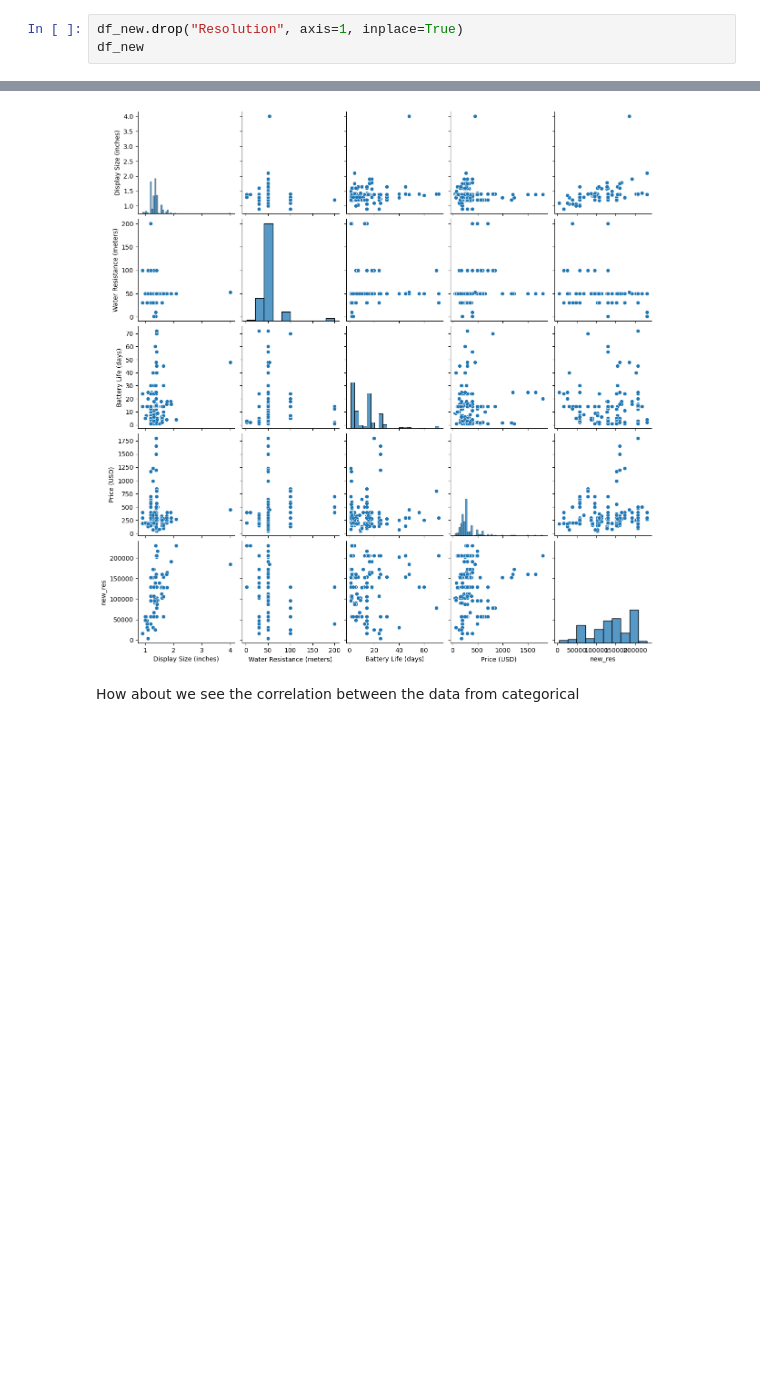
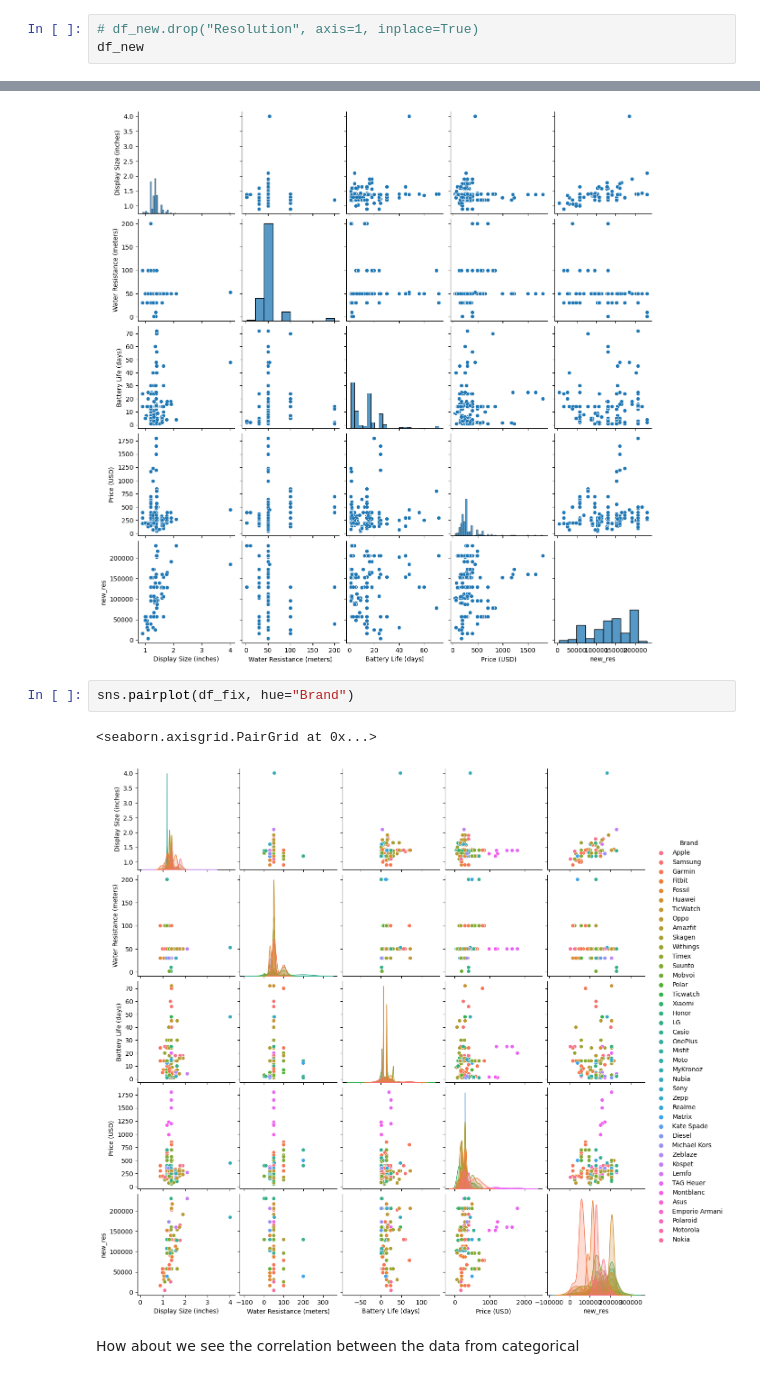
Before and after one commit to dzakimb/Smartwatch_Prediction, a Jupyter notebook: smart_watch.ipynb, the cells around one changed output, grey strips where cells are left out. Cells and saved outputs as stored; diff of their text form; blank space fills up the shorter version.

```diff
--- a/smart_watch.ipynb
+++ b/smart_watch.ipynb
@@ -406,6 +406,6 @@ Name: Resolution, Length: 378, dtype: object
 # %% [markdown]
 Let's just use the new resolution data for our machine learning model
 # %%
-df_new.drop("Resolution", axis=1, inplace=True)
+# df_new.drop("Resolution", axis=1, inplace=True)
 df_new
 # %% [output]
@@ -581,6 +572,11 @@ sns.pairplot(df_fix)
 # %% [output]
 <seaborn.axisgrid.PairGrid at 0x...>
 [figure]
+# %%
+sns.pairplot(df_fix, hue="Brand")
+# %% [output]
+<seaborn.axisgrid.PairGrid at 0x...>
+[figure, added]
 # %% [markdown]
 How about we see the correlation between the data from categorical
 # %%
```
Also changed, not shown: parts of 26 cells of this notebook, 6 other files.
